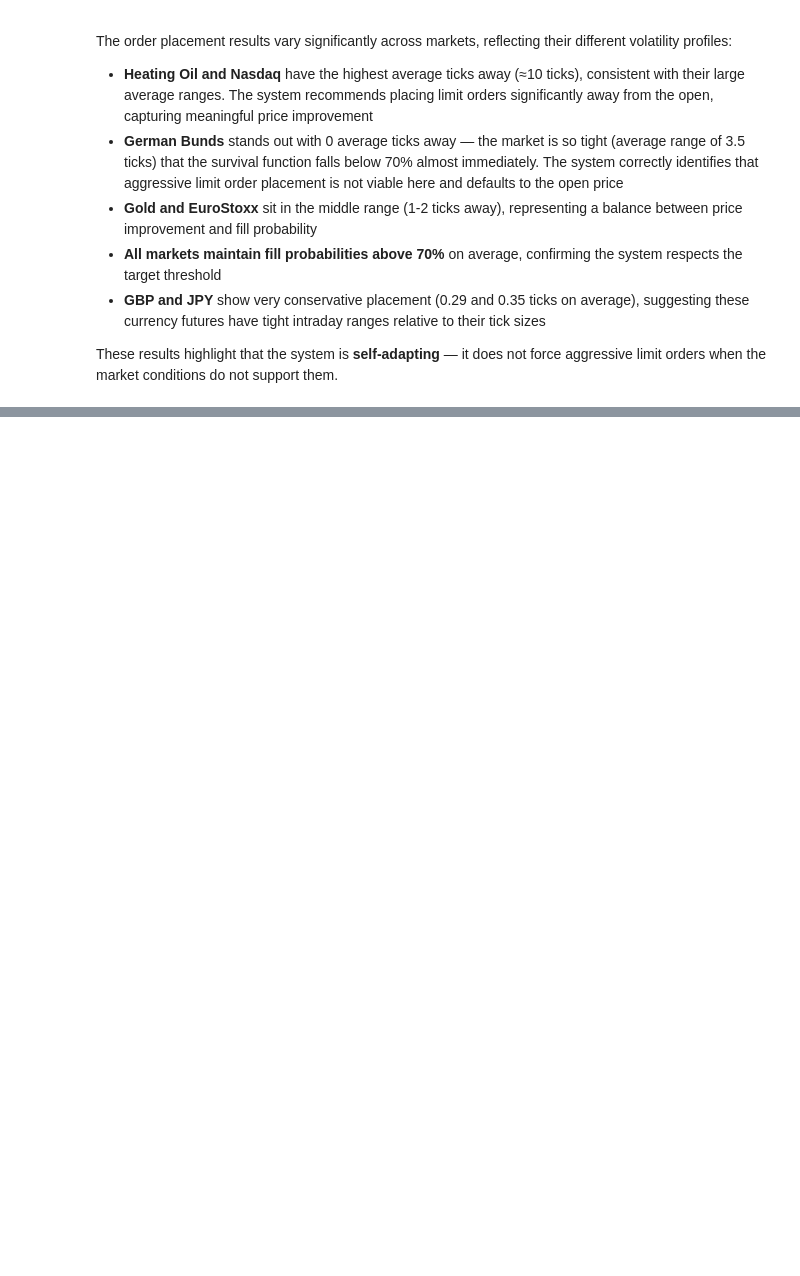
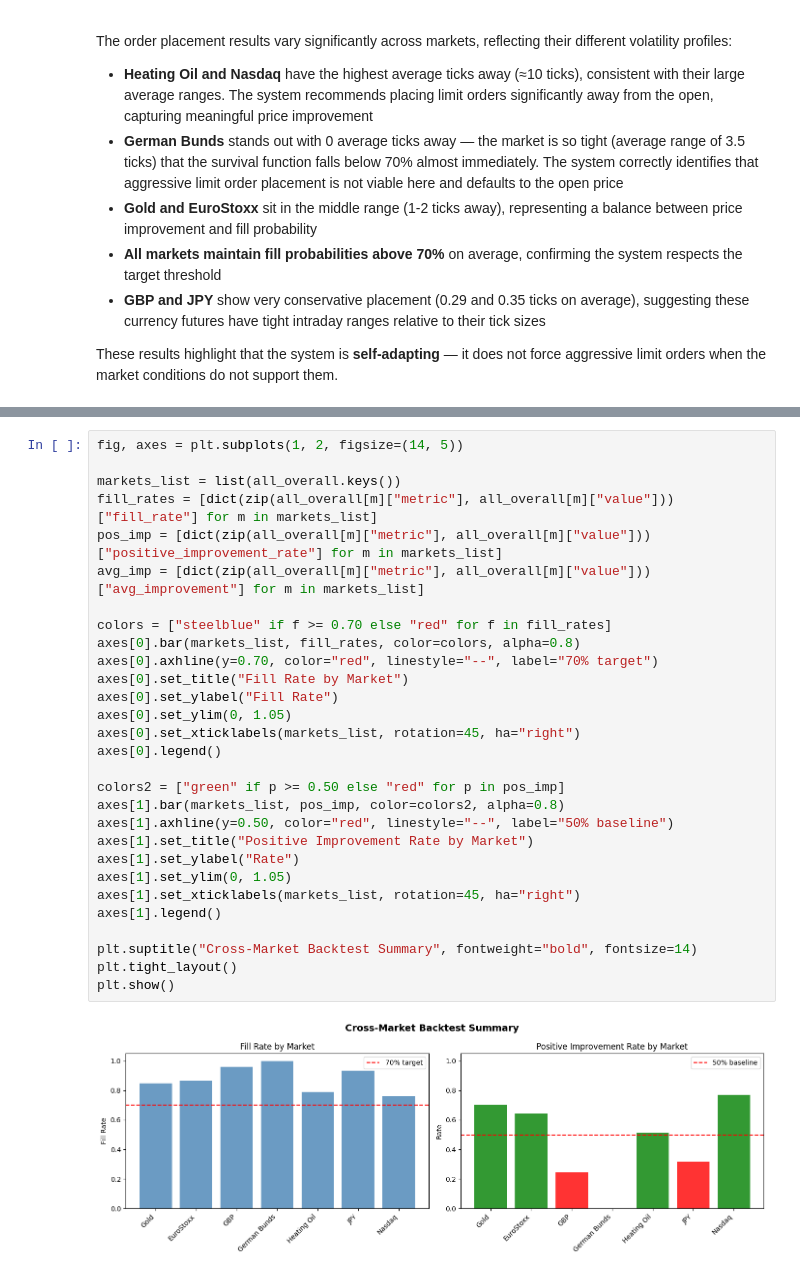
Before and after one commit to swaran02/ordermanagement_mc, a Jupyter notebook: TermProject2_Final.ipynb, the cells around one changed output, grey strips where cells are left out. Saved outputs shown, nothing was run; the diff lists cells and outputs as text; blank space fills up the shorter version.

Commit message:
complete final notebook with backtest results and conclusion

```diff
--- a/TermProject2_Final.ipynb
+++ b/TermProject2_Final.ipynb
@@ -526,0 +580,31 @@ The statistical engine developed in this project demonstrates that:
+# %%
+fig, axes = plt.subplots(1, 2, figsize=(14, 5))
+
+markets_list = list(all_overall.keys())
+fill_rates = [dict(zip(all_overall[m]["metric"], all_overall[m]["value"]))["fill_rate"] for m in markets_list]
+pos_imp = [dict(zip(all_overall[m]["metric"], all_overall[m]["value"]))["positive_improvement_rate"] for m in markets_list]
+avg_imp = [dict(zip(all_overall[m]["metric"], all_overall[m]["value"]))["avg_improvement"] for m in markets_list]
+
+colors = ["steelblue" if f >= 0.70 else "red" for f in fill_rates]
+axes[0].bar(markets_list, fill_rates, color=colors, alpha=0.8)
+axes[0].axhline(y=0.70, color="red", linestyle="--", label="70% target")
+axes[0].set_title("Fill Rate by Market")
+axes[0].set_ylabel("Fill Rate")
+axes[0].set_ylim(0, 1.05)
+axes[0].set_xticklabels(markets_list, rotation=45, ha="right")
+axes[0].legend()
+
+colors2 = ["green" if p >= 0.50 else "red" for p in pos_imp]
+axes[1].bar(markets_list, pos_imp, color=colors2, alpha=0.8)
+axes[1].axhline(y=0.50, color="red", linestyle="--", label="50% baseline")
+axes[1].set_title("Positive Improvement Rate by Market")
+axes[1].set_ylabel("Rate")
+axes[1].set_ylim(0, 1.05)
+axes[1].set_xticklabels(markets_list, rotation=45, ha="right")
+axes[1].legend()
+
+plt.suptitle("Cross-Market Backtest Summary", fontweight="bold", fontsize=14)
+plt.tight_layout()
+plt.show()
+# %% [output]
+[figure, added]
```
Also changed, not shown: parts of 12 cells of this notebook, 1 other file.
